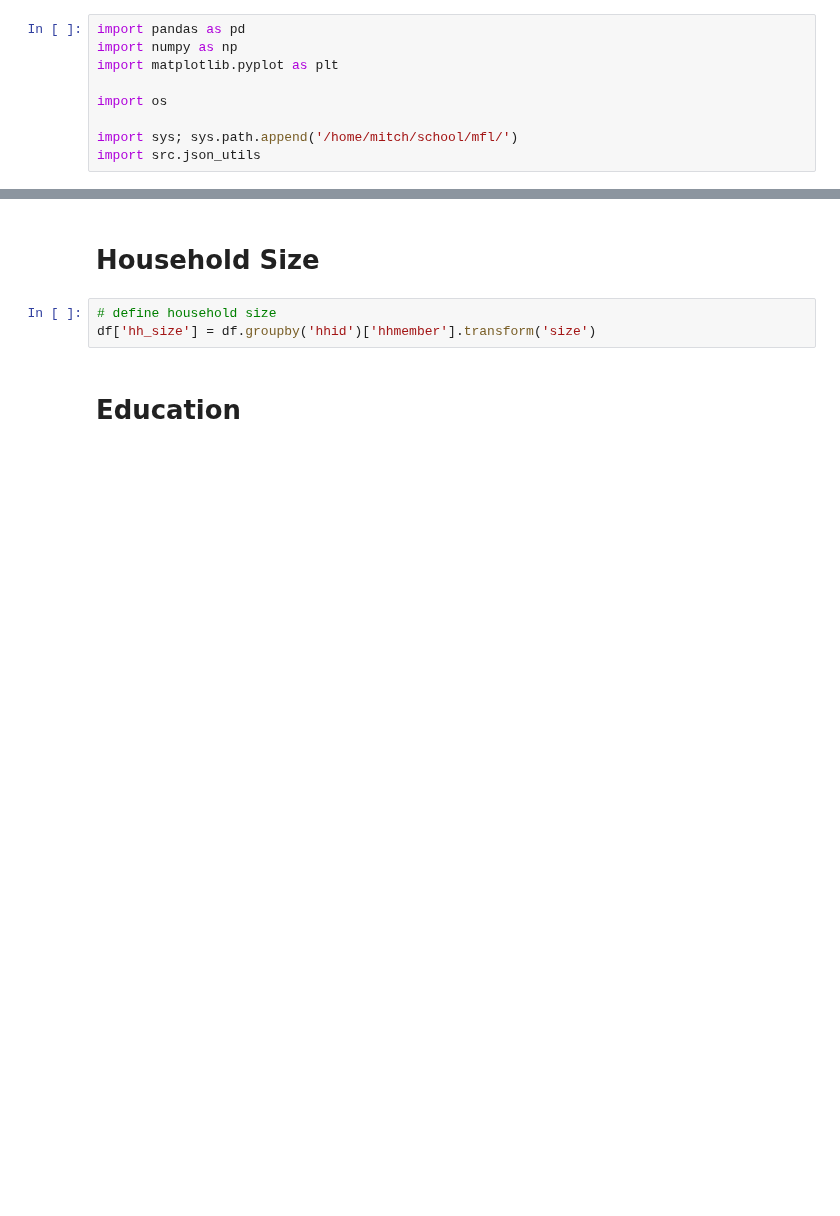
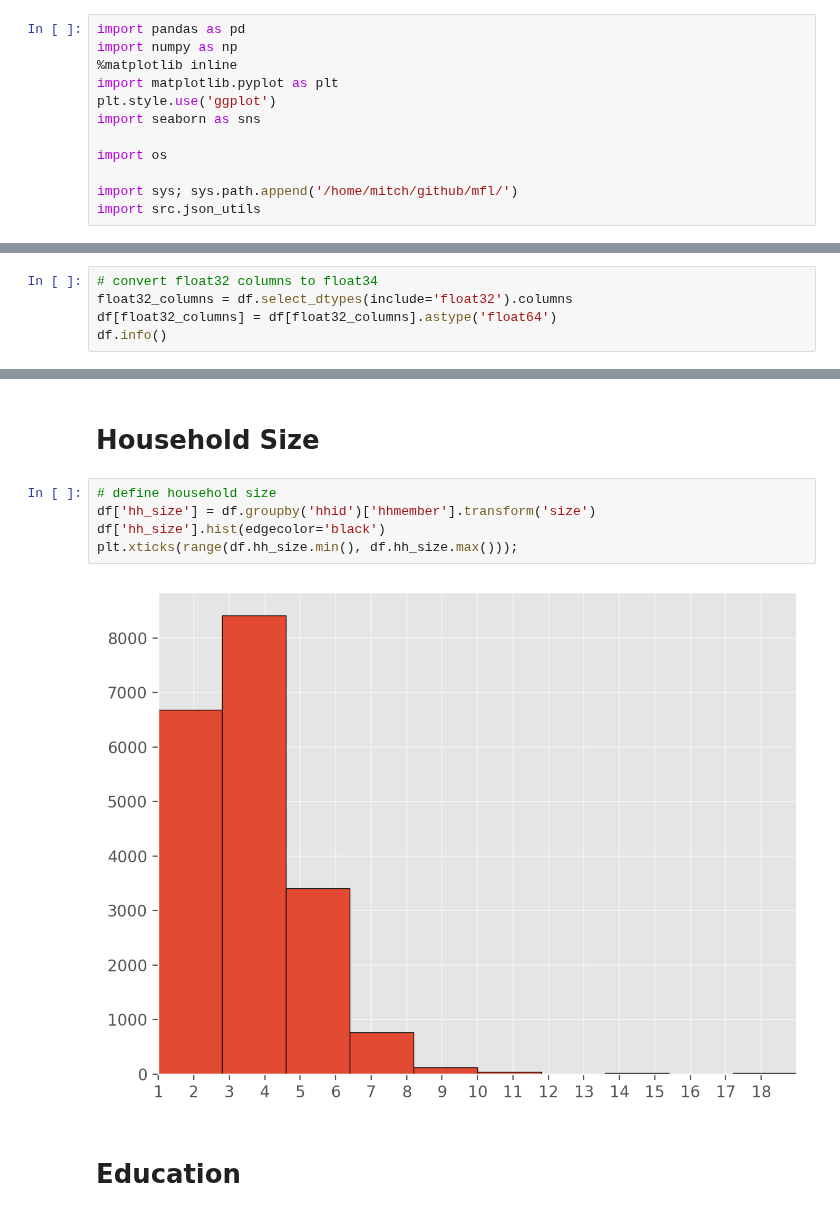
Before and after one commit to mjv2146/access-to-financial-markets, a Jupyter notebook: notebooks/2005/01_clean_ind_2005.ipynb, the cells around one changed output, grey strips where cells are left out. Saved outputs shown, nothing was run; the diff lists cells and outputs as text; blank space fills up the shorter version.

```diff
--- a/notebooks/2005/01_clean_ind_2005.ipynb
+++ b/notebooks/2005/01_clean_ind_2005.ipynb
@@ -1,11 +1,14 @@
 # %%
 import pandas as pd
 import numpy as np
+%matplotlib inline
 import matplotlib.pyplot as plt
+plt.style.use('ggplot')
+import seaborn as sns
 
 import os
 
-import sys; sys.path.append('/home/mitch/school/mfl/')
+import sys; sys.path.append('/home/mitch/github/mfl/')
 import src.json_utils
 # %%
 raw = '/home/mitch/Dropbox/data/mexico_fls/raw/2005/'
@@ -121,3 +124,8 @@ Data columns (total 51 columns):
  50  has_savings_other           14 non-null     float32
 dtypes: float32(38), float64(3), object(10)
 memory usage: 5.1+ MB
+# %%
+# convert float32 columns to float34
+float32_columns = df.select_dtypes(include='float32').columns
+df[float32_columns] = df[float32_columns].astype('float64')
+df.info()
@@ -128,6 +154,10 @@ df = df[~df.weight_ind.isna()]
 # %%
 # define household size
 df['hh_size'] = df.groupby('hhid')['hhmember'].transform('size')
+df['hh_size'].hist(edgecolor='black')
+plt.xticks(range(df.hh_size.min(), df.hh_size.max()));
+# %% [output]
+[figure, added]
 # %% [markdown]
 # Education
 # %%
```
Also changed, not shown: parts of 58 cells of this notebook, 4 other files.
